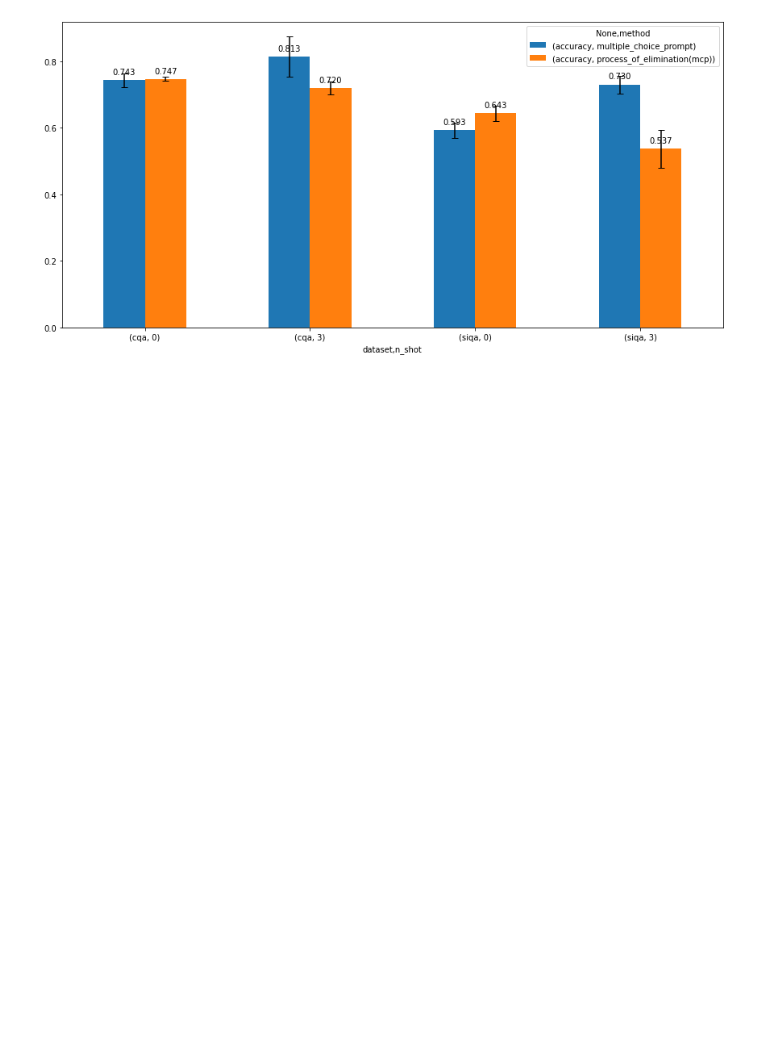
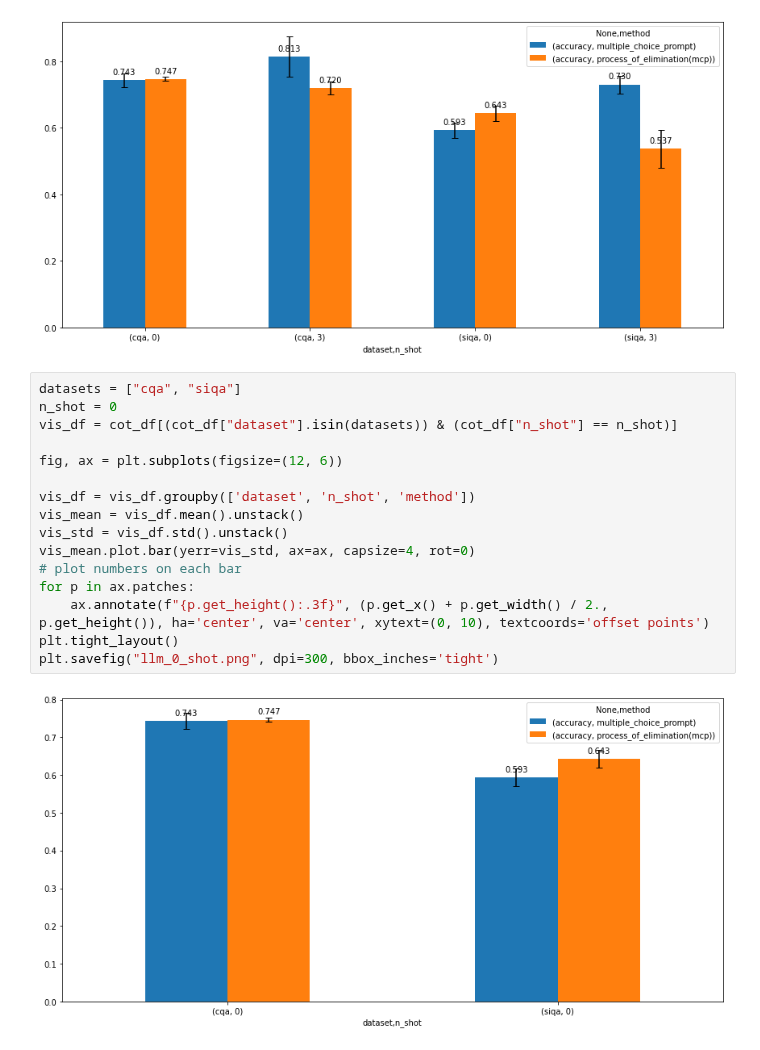
Before and after one commit to KasMasVan/csr_exp_resource_index, a Jupyter notebook: results/llm/llm.ipynb, the cells around one changed output. Saved outputs shown, nothing was run; the diff lists cells and outputs as text; blank space fills up the shorter version.

```diff
--- a/results/llm/llm.ipynb
+++ b/results/llm/llm.ipynb
@@ -28,3 +28,21 @@ plt.tight_layout()
 plt.savefig("llm.png", dpi=300, bbox_inches='tight')
 # %% [output]
 [figure]
+# %%
+datasets = ["cqa", "siqa"]
+n_shot = 0
+vis_df = cot_df[(cot_df["dataset"].isin(datasets)) & (cot_df["n_shot"] == n_shot)]
+
+fig, ax = plt.subplots(figsize=(12, 6))
+
+vis_df = vis_df.groupby(['dataset', 'n_shot', 'method'])
+vis_mean = vis_df.mean().unstack()
+vis_std = vis_df.std().unstack()
+vis_mean.plot.bar(yerr=vis_std, ax=ax, capsize=4, rot=0)
+# plot numbers on each bar
+for p in ax.patches:
+    ax.annotate(f"{p.get_height():.3f}", (p.get_x() + p.get_width() / 2., p.get_height()), ha='center', va='center', xytext=(0, 10), textcoords='offset points')
+plt.tight_layout()
+plt.savefig("llm_0_shot.png", dpi=300, bbox_inches='tight')
+# %% [output]
+[figure, added]
```
Also changed, not shown: parts of 2 cells of this notebook, 10 other files.
